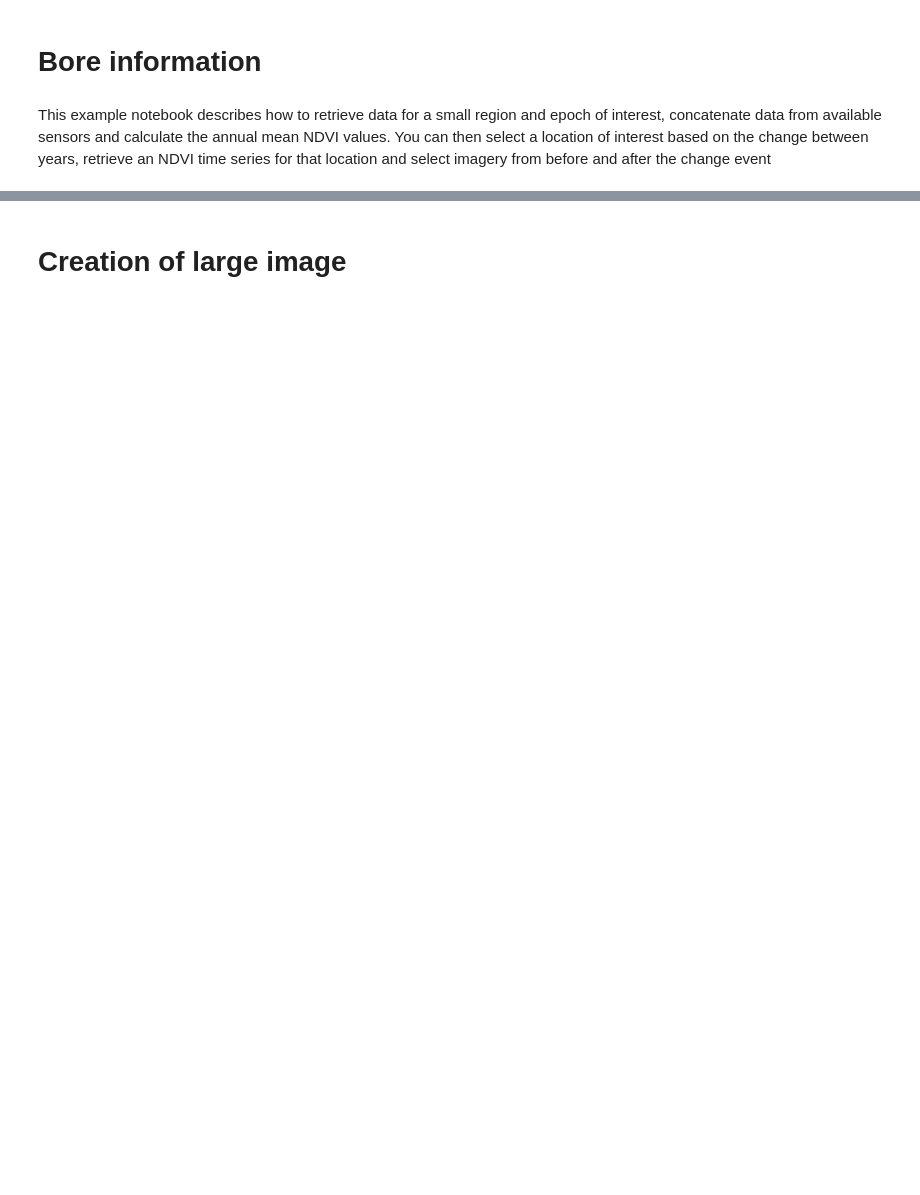
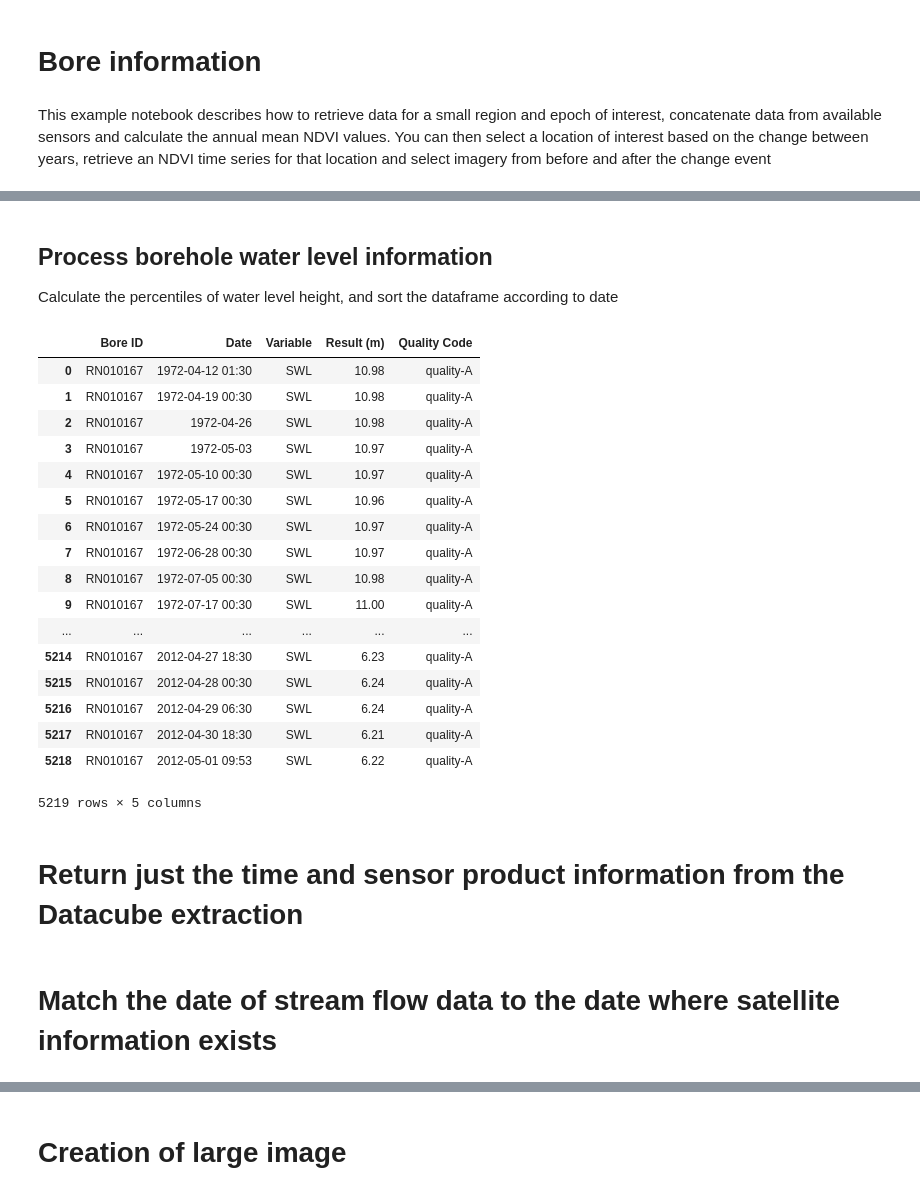
Before and after one commit to erin-telfer/E.Telfer, a Jupyter notebook: 4_Bore_hydrograph.ipynb, the cells around one changed output, grey strips where cells are left out. Cells and saved outputs as stored; diff of their text form; code cells hidden in the pictures; blank space fills up the shorter version.

```diff
--- a/4_Bore_hydrograph.ipynb
+++ b/4_Bore_hydrograph.ipynb
@@ -183,16 +263,0 @@ nbar_clean.attrs['affin|e'] = affine
-# %%
-#import all streamflow data and delete "local" column
-all_data= pd.read_csv('/g/data/r78/Geohack/Input/4_bore/'+bore_of_interest+'.csv')
-all_data['order']= np.arange(len(all_data)) + 1
-    #sort data by flow
-all_data = all_data.sort_values('Result (m)', ascending=[False])
-    #create rank column and data
-all_data['ranks'] = np.arange(len(all_data)) + 1
-    # calculate probability of each rank
-all_data['perexc'] = 100*(all_data['ranks'])/(len(all_data)+1)
-all_data = all_data.sort_values(['order'])
-all_data=all_data.drop(all_data.columns[[2]], axis=1)
-all_data['Date']=pd.to_datetime(all_data['Date'], format= '%Y-%m-%d %H:%M:%S')
-#all_data['Date']=pd.to_datetime(all_data['Date'], format= '%Y-%m-%d')
-#all_data.date=.datetime.strftime('%Y-%m-%d', all_data.date)
-all_data.to_csv('/g/data/r78//Geohack/Input/4_bore/'+bore_of_interest+'_PE.csv')
@@ -266,0 +264,24 @@ subset_data=subset_data.drop(subset_data.columns[[0]], axis=1)
+# %% [markdown]
+## Process borehole water level information
+Calculate the percentiles of water level height, and sort the dataframe according to date
+# %%
+all_data
+# %% [output]
+|  | Bore ID | Date | Variable | Result (m) | Quality Code |
+| 0 | RN010167 | 1972-04-12 01:30 | SWL | 10.98 | quality-A |
+| 1 | RN010167 | 1972-04-19 00:30 | SWL | 10.98 | quality-A |
+| 2 | RN010167 | 1972-04-26 | SWL | 10.98 | quality-A |
+| 3 | RN010167 | 1972-05-03 | SWL | 10.97 | quality-A |
+| 4 | RN010167 | 1972-05-10 00:30 | SWL | 10.97 | quality-A |
+| 5 | RN010167 | 1972-05-17 00:30 | SWL | 10.96 | quality-A |
+| 6 | RN010167 | 1972-05-24 00:30 | SWL | 10.97 | quality-A |
+| 7 | RN010167 | 1972-06-28 00:30 | SWL | 10.97 | quality-A |
+| 8 | RN010167 | 1972-07-05 00:30 | SWL | 10.98 | quality-A |
+| 9 | RN010167 | 1972-07-17 00:30 | SWL | 11.00 | quality-A |
+| ... | ... | ... | ... | ... | ... |
+| 5214 | RN010167 | 2012-04-27 18:30 | SWL | 6.23 | quality-A |
+| 5215 | RN010167 | 2012-04-28 00:30 | SWL | 6.24 | quality-A |
+| 5216 | RN010167 | 2012-04-29 06:30 | SWL | 6.24 | quality-A |
+| 5217 | RN010167 | 2012-04-30 18:30 | SWL | 6.21 | quality-A |
+| 5218 | RN010167 | 2012-05-01 09:53 | SWL | 6.22 | quality-A |
+5219 rows × 5 columns
@@ -266,0 +297,2 @@ subset_data=subset_data.drop(subset_data.columns[[0]], axis=1)
+# %% [markdown]
+# Return just the time and sensor product information from the Datacube extraction
@@ -266,0 +303,2 @@ subset_data=subset_data.drop(subset_data.columns[[0]], axis=1)
+# %% [markdown]
+# Match the date of stream flow data to the date where satellite information exists
```
Also changed, not shown: parts of 42 cells of this notebook.
